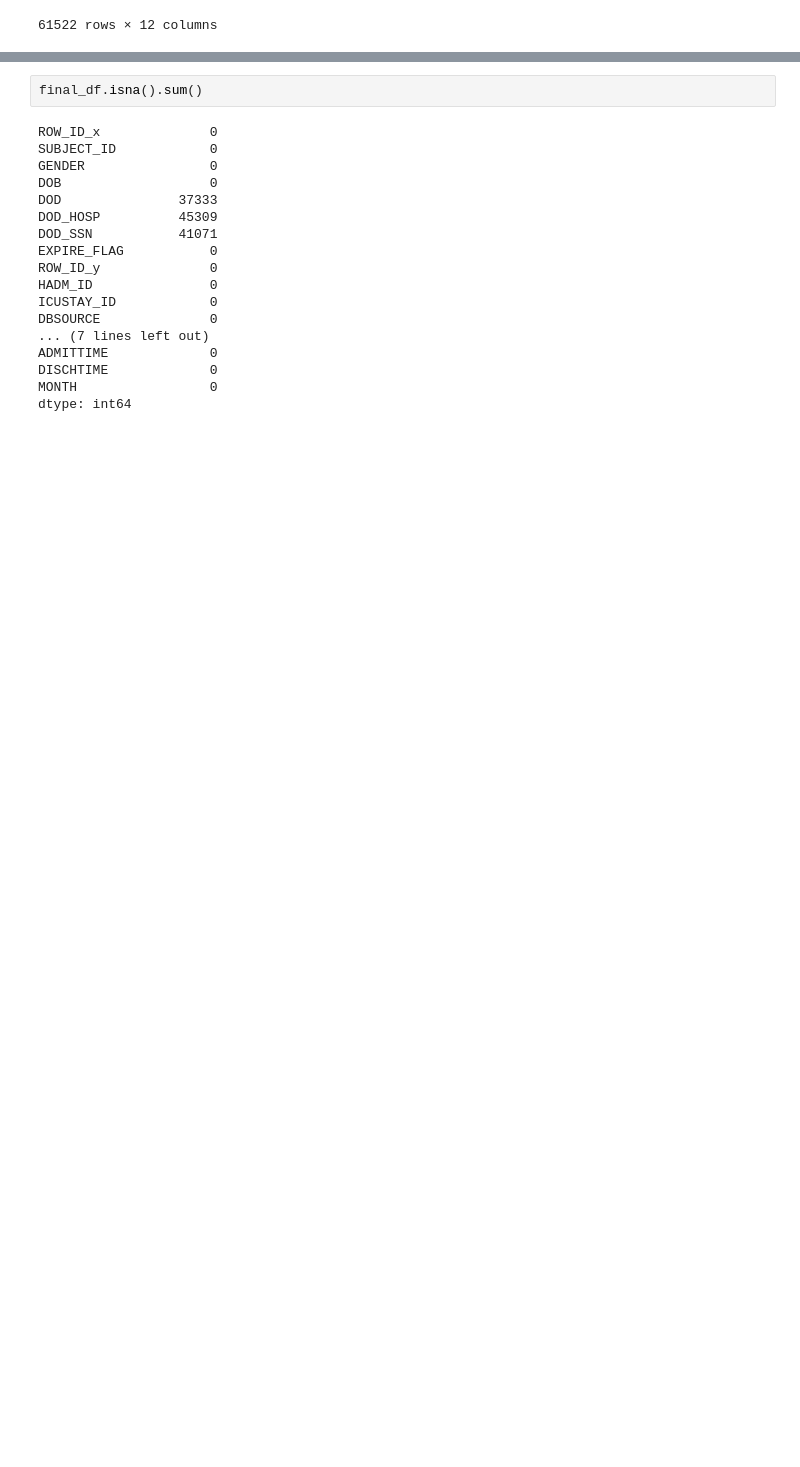
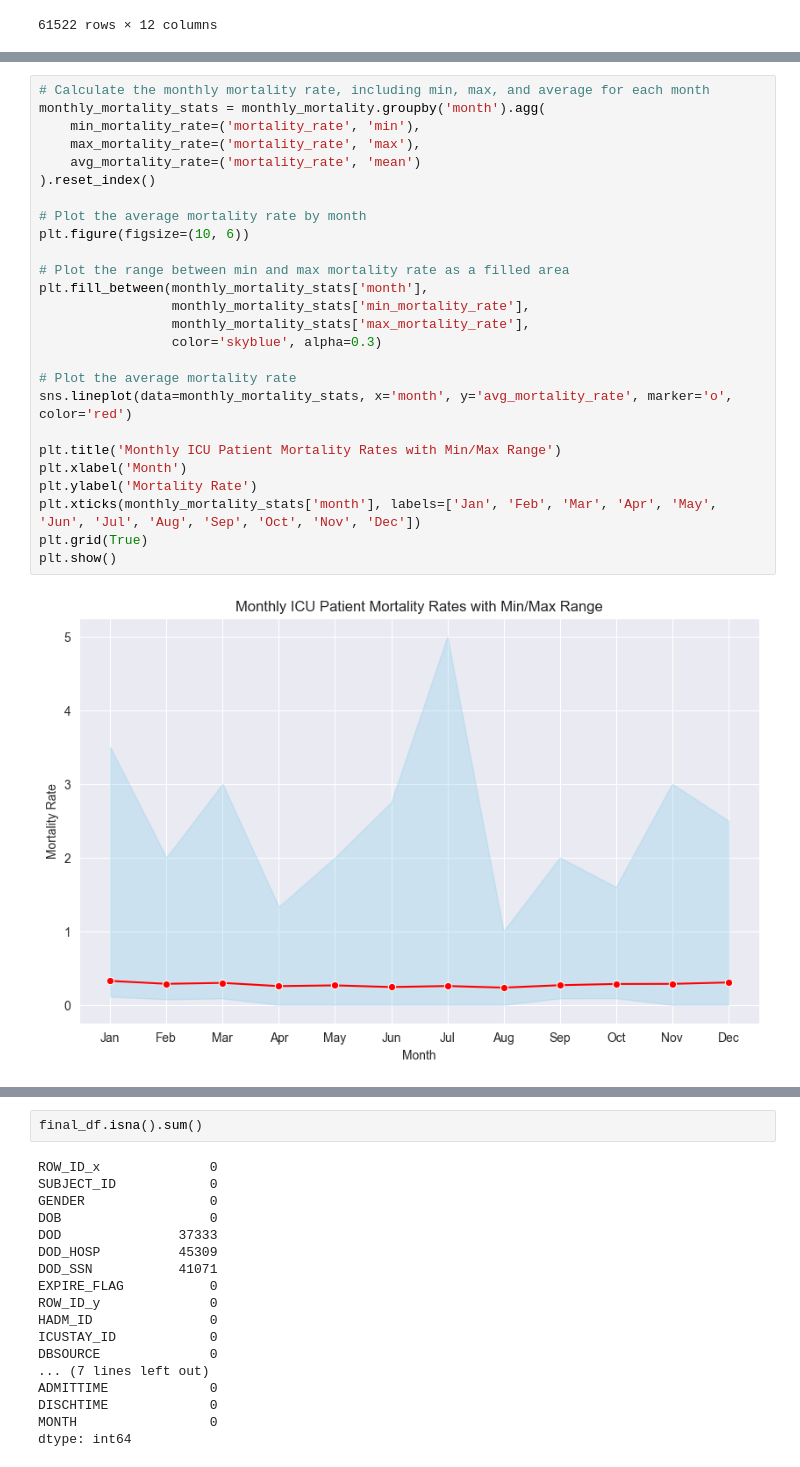
Before and after one commit to Math2130/MIMIC-III-Mortality-Analysis, a Jupyter notebook: VisualizationTime.ipynb, the cells around one changed output, grey strips where cells are left out. Drawn from its saved outputs; the diff is of its cells as text; blank space fills up the shorter version.

```diff
--- a/VisualizationTime.ipynb
+++ b/VisualizationTime.ipynb
@@ -86,0 +137,28 @@ final_df.shape
+# %%
+# Calculate the monthly mortality rate, including min, max, and average for each month
+monthly_mortality_stats = monthly_mortality.groupby('month').agg(
+    min_mortality_rate=('mortality_rate', 'min'),
+    max_mortality_rate=('mortality_rate', 'max'),
+    avg_mortality_rate=('mortality_rate', 'mean')
+).reset_index()
+
+# Plot the average mortality rate by month
+plt.figure(figsize=(10, 6))
+
+# Plot the range between min and max mortality rate as a filled area
+plt.fill_between(monthly_mortality_stats['month'],
+                 monthly_mortality_stats['min_mortality_rate'],
+                 monthly_mortality_stats['max_mortality_rate'],
+                 color='skyblue', alpha=0.3)
+
+# Plot the average mortality rate
+sns.lineplot(data=monthly_mortality_stats, x='month', y='avg_mortality_rate', marker='o', color='red')
+
+plt.title('Monthly ICU Patient Mortality Rates with Min/Max Range')
+plt.xlabel('Month')
+plt.ylabel('Mortality Rate')
+plt.xticks(monthly_mortality_stats['month'], labels=['Jan', 'Feb', 'Mar', 'Apr', 'May', 'Jun', 'Jul', 'Aug', 'Sep', 'Oct', 'Nov', 'Dec'])
+plt.grid(True)
+plt.show()
+# %% [output]
+[figure, added]
```
Also changed, not shown: parts of 11 cells of this notebook.
